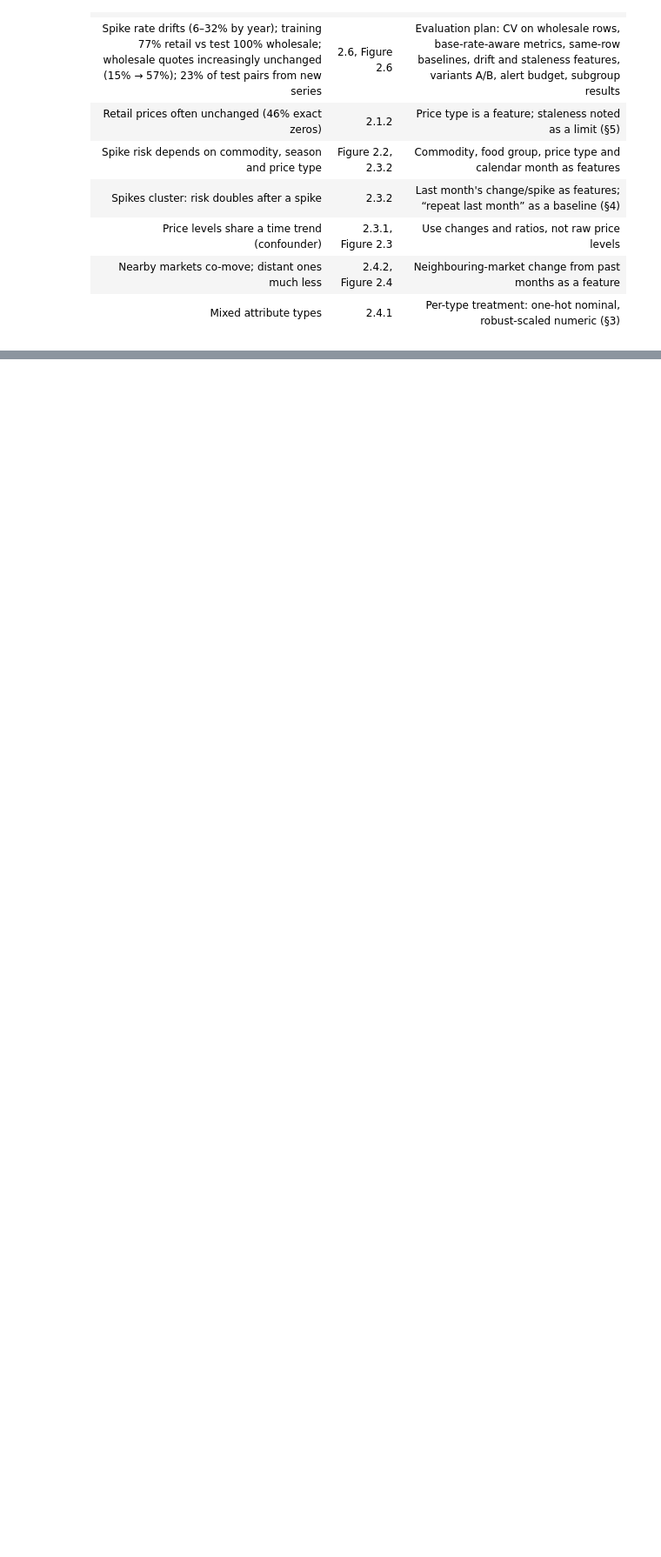
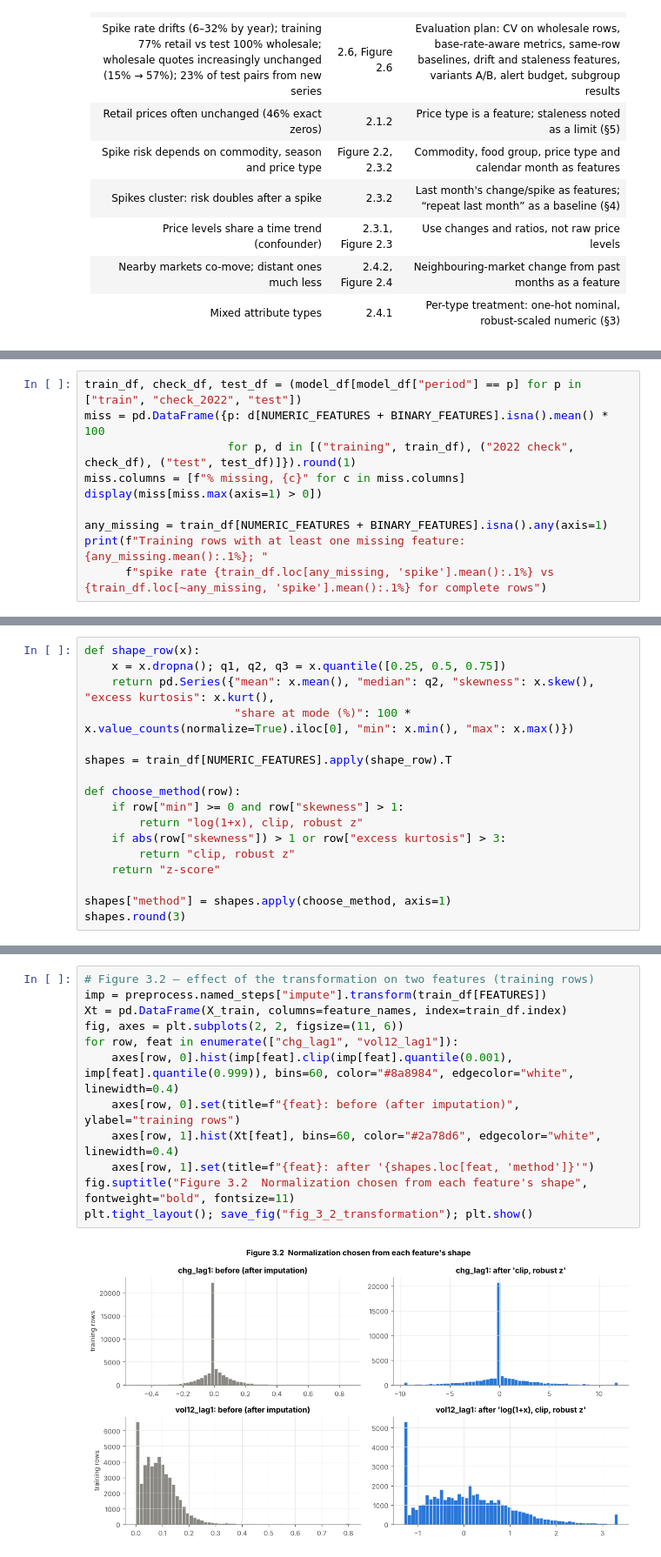
Before and after one commit to Shambhavi-DSAI2006/tanzania-food-price-spikes, a Jupyter notebook: Shambhavi_MiniProject.ipynb, the cells around one changed output, grey strips where cells are left out. Shown at 87% size. Drawn from its saved outputs; the diff is of its cells as text; blank space fills up the shorter version.

```diff
--- a/Shambhavi_MiniProject.ipynb
+++ b/Shambhavi_MiniProject.ipynb
@@ -1356,0 +1665,10 @@ folds.round(1)
+# %%
+train_df, check_df, test_df = (model_df[model_df["period"] == p] for p in ["train", "check_2022", "test"])
+miss = pd.DataFrame({p: d[NUMERIC_FEATURES + BINARY_FEATURES].isna().mean() * 100
+                     for p, d in [("training", train_df), ("2022 check", check_df), ("test", test_df)]}).round(1)
+miss.columns = [f"% missing, {c}" for c in miss.columns]
+display(miss[miss.max(axis=1) > 0])
+
+any_missing = train_df[NUMERIC_FEATURES + BINARY_FEATURES].isna().any(axis=1)
+print(f"Training rows with at least one missing feature: {any_missing.mean():.1%}; "
+      f"spike rate {train_df.loc[any_missing, 'spike'].mean():.1%} vs {train_df.loc[~any_missing, 'spike'].mean():.1%} for complete rows")
@@ -1356,0 +1691,17 @@ folds.round(1)
+# %%
+def shape_row(x):
+    x = x.dropna(); q1, q2, q3 = x.quantile([0.25, 0.5, 0.75])
+    return pd.Series({"mean": x.mean(), "median": q2, "skewness": x.skew(), "excess kurtosis": x.kurt(),
+                      "share at mode (%)": 100 * x.value_counts(normalize=True).iloc[0], "min": x.min(), "max": x.max()})
+
+shapes = train_df[NUMERIC_FEATURES].apply(shape_row).T
+
+def choose_method(row):
+    if row["min"] >= 0 and row["skewness"] > 1:
+        return "log(1+x), clip, robust z"
+    if abs(row["skewness"]) > 1 or row["excess kurtosis"] > 3:
+        return "clip, robust z"
+    return "z-score"
+
+shapes["method"] = shapes.apply(choose_method, axis=1)
+shapes.round(3)
@@ -1356,0 +1815,14 @@ folds.round(1)
+# %%
+# Figure 3.2 — effect of the transformation on two features (training rows)
+imp = preprocess.named_steps["impute"].transform(train_df[FEATURES])
+Xt = pd.DataFrame(X_train, columns=feature_names, index=train_df.index)
+fig, axes = plt.subplots(2, 2, figsize=(11, 6))
+for row, feat in enumerate(["chg_lag1", "vol12_lag1"]):
+    axes[row, 0].hist(imp[feat].clip(imp[feat].quantile(0.001), imp[feat].quantile(0.999)), bins=60, color="#8a8984", edgecolor="white", linewidth=0.4)
+    axes[row, 0].set(title=f"{feat}: before (after imputation)", ylabel="training rows")
+    axes[row, 1].hist(Xt[feat], bins=60, color="#2a78d6", edgecolor="white", linewidth=0.4)
+    axes[row, 1].set(title=f"{feat}: after '{shapes.loc[feat, 'method']}'")
+fig.suptitle("Figure 3.2  Normalization chosen from each feature's shape", fontweight="bold", fontsize=11)
+plt.tight_layout(); save_fig("fig_3_2_transformation"); plt.show()
+# %% [output]
+[figure, added]
```
Also changed, not shown: parts of 30 cells of this notebook, 12 other files.
